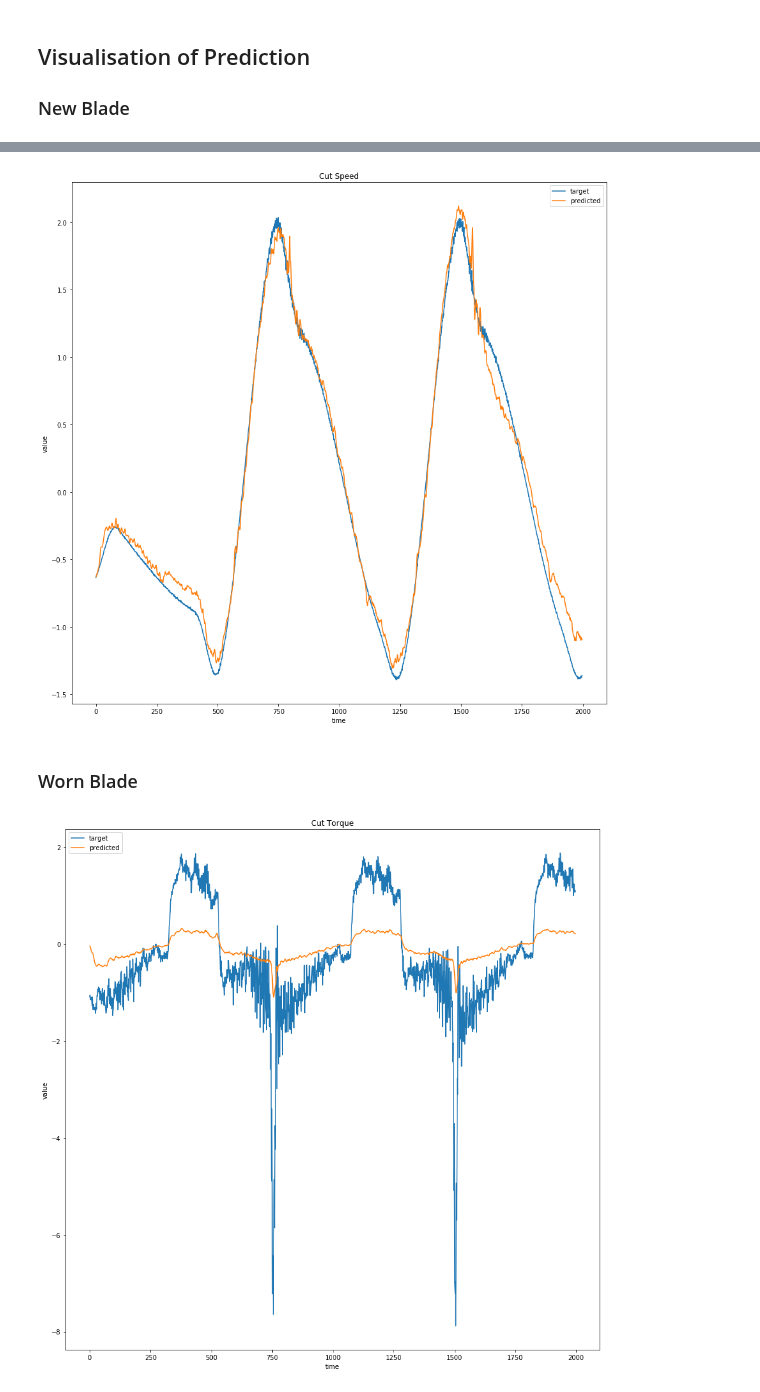
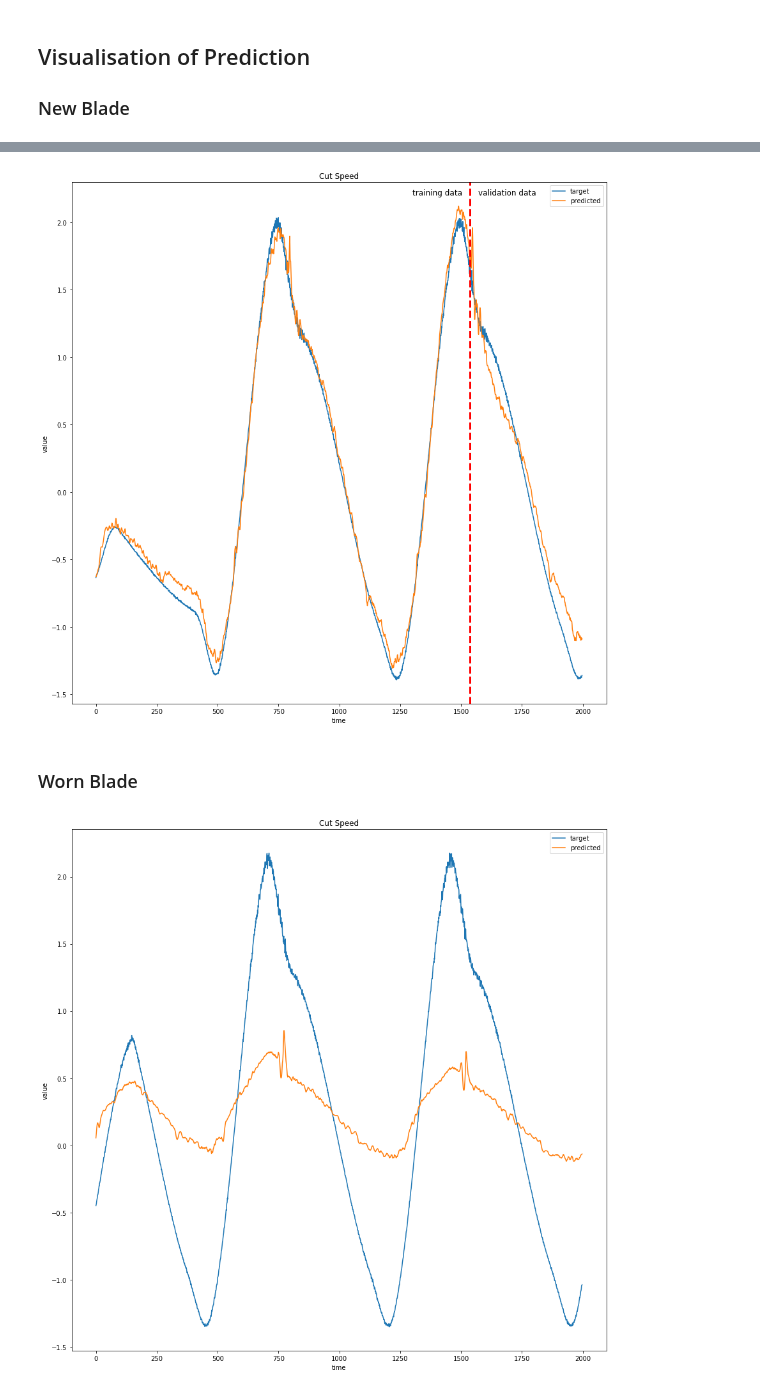
Before and after one commit to carlov93/predictive_maintenance, a Jupyter notebook: src/visualisation/visualisation_prediction.ipynb, the cells around one changed output, grey strips where cells are left out. Cells and saved outputs as stored; diff of their text form; code cells hidden in the pictures.

```diff
--- a/src/visualisation/visualisation_prediction.ipynb
+++ b/src/visualisation/visualisation_prediction.ipynb
@@ -28,20 +34,23 @@ plt.show()
 f, ax = plt.subplots(figsize=(15, 15))
 sns.lineplot(data=data_new_blade, x="timestamp", y="cut_speed_target", ax=ax, label="target")
 sns.lineplot(data=data_new_blade, x="timestamp", y="cut_speed_predicted", ax=ax, label="predicted")
+ax.axvline(1536, 0,2, color="r", linestyle ="--", linewidth=3, label="train-validation")
+plt.text(1570, 2.2, 'validation data', fontsize=12)
+plt.text(1300, 2.2, 'training data', fontsize=12)
 ax.set(xlabel='time', ylabel='value')
 ax.set(title="Cut Speed")
 plt.show()
 # %% [output]
-[figure, old version]
+[figure, new version]
 # %% [markdown]
 ### Worn Blade
 # %%
 data_new_blade = pd.read_csv("./files/prediction_worn_blade.csv", sep=";")
 f, ax = plt.subplots(figsize=(15, 15))
-sns.lineplot(data=data_new_blade, x="timestamp", y="cut_torque_target", ax=ax, label="target")
-sns.lineplot(data=data_new_blade, x="timestamp", y="cut_torque_predicted", ax=ax, label="predicted")
+sns.lineplot(data=data_new_blade, x="timestamp", y="cut_speed_target", ax=ax, label="target")
+sns.lineplot(data=data_new_blade, x="timestamp", y="cut_speed_predicted", ax=ax, label="predicted")
 ax.set(xlabel='time', ylabel='value')
-ax.set(title="Cut Torque")
+ax.set(title="Cut Speed")
 plt.show()
 # %% [output]
-[figure, old version]
+[figure, new version]
```
Also changed, not shown: parts of 2 cells of this notebook, 1 other file.
